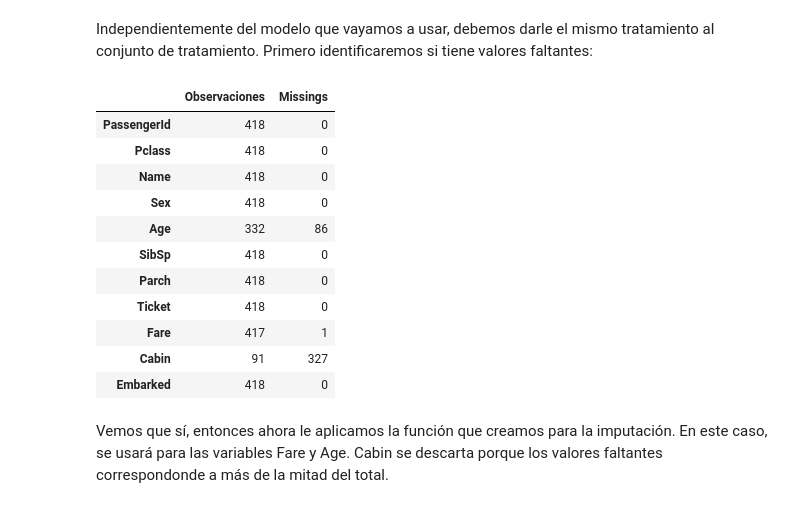
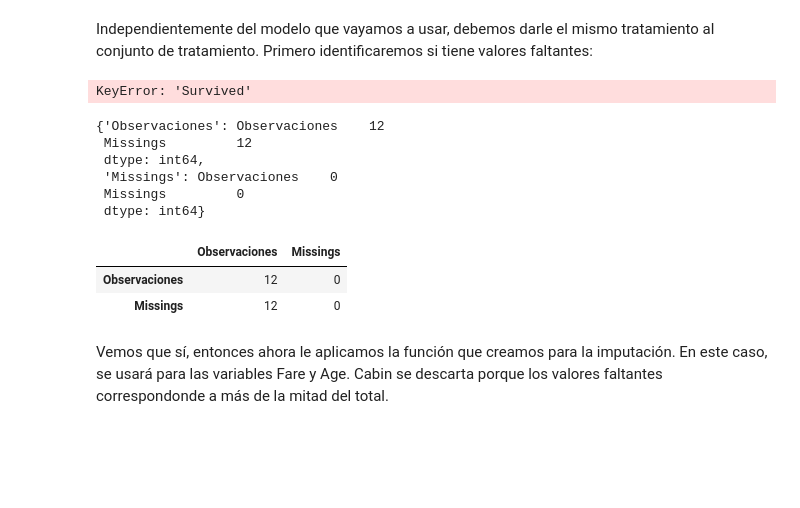
Before and after one commit to loreto73/Titanic, a Jupyter notebook: Preparacion.ipynb, the cells around one changed output. Cells and saved outputs as stored; diff of their text form; code cells hidden in the pictures; blank space fills up the shorter version.

```diff
--- a/Preparacion.ipynb
+++ b/Preparacion.ipynb
@@ -6,8 +7,10 @@ import numpy as np
 # %% [markdown]
 Ahora introducimos la ruta en la que están ubicados los archivos con la información que se analizará y tambíen aprovechamos para hacer un pequeño ajuste en la visualización del dataframe para meyor versatilidad.
 # %%
-train = pd.read_csv('/home/luis-loreto/Documentos/Python/Titanic/Datos/train.csv')
-test = pd.read_csv('/home/luis-loreto/Documentos/Python/Titanic/Datos/test.csv')
+train = pd.read_csv('/home/luis-loreto/Documentos/Proyectos/Titanic/Titanic/Datos/train.csv')
+test = pd.read_csv('/home/luis-loreto/Documentos/Proyectos/Titanic/Titanic/Datos/test.csv')
 
 pd.options.display.max_columns = None
 pd.options.display.max_rows = None
+# %%
+train_c, validacion = train_test_split(train, test_size=0.2, random_state=42)
@@ -96,24 +149,30 @@ y_train = train[["Survived"]]
 # %% [markdown]
 Independientemente del modelo que vayamos a usar, debemos darle el mismo tratamiento al conjunto de tratamiento. Primero identificaremos si tiene valores faltantes:
+# %%
+validacion['Survived']
+# %% [output]
+KeyError: 'Survived'
+# %%
+validacion = pd.DataFrame(validacion)
+# %%
+validacion
+# %% [output]
+{'Observaciones': Observaciones    12
+ Missings         12
+ dtype: int64,
+ 'Missings': Observaciones    0
+ Missings         0
+ dtype: int64}
 # %%
-v_test = {
-    "Observaciones" : test.count(),
-    "Missings": test.isnull().sum()
+validacion = {
+    "Observaciones" : validacion.count(),
+    "Missings": validacion.isnull().sum()
 }
-pd.DataFrame(v_test)
+pd.DataFrame(validacion)
 # %% [output]
 |  | Observaciones | Missings |
-| PassengerId | 418 | 0 |
-| Pclass | 418 | 0 |
-| Name | 418 | 0 |
-| Sex | 418 | 0 |
-| Age | 332 | 86 |
-| SibSp | 418 | 0 |
-| Parch | 418 | 0 |
-| Ticket | 418 | 0 |
-| Fare | 417 | 1 |
-| Cabin | 91 | 327 |
-| Embarked | 418 | 0 |
+| Observaciones | 12 | 0 |
+| Missings | 12 | 0 |
 # %% [markdown]
 Vemos que sí, entonces ahora le aplicamos la función que creamos para la imputación. En este caso, se usará para las variables Fare y Age. Cabin se descarta porque los valores faltantes correspondonde a más de la mitad del total.
 # %%
```
Also changed, not shown: parts of 11 cells of this notebook, 2 other files.
